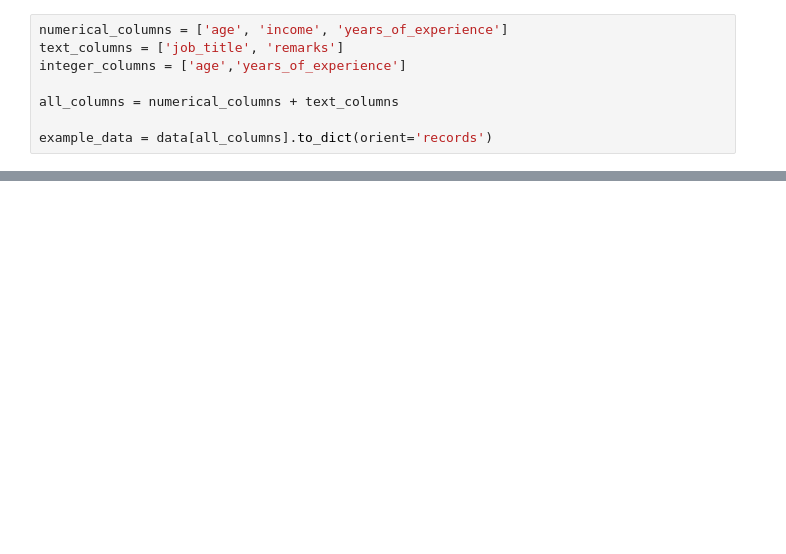
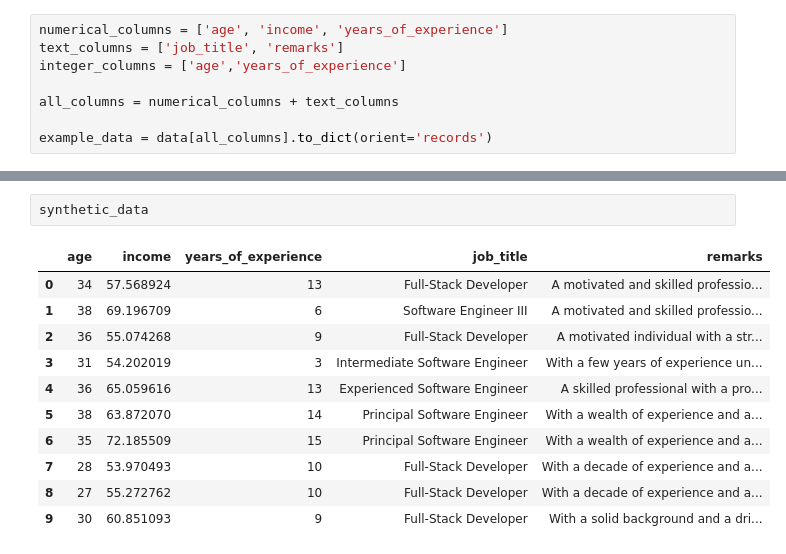
Before and after one commit to osllmai/IndoxGen, a Jupyter notebook: examples/HybridSynth.ipynb, the cells around one changed output, grey strips where cells are left out. Saved outputs shown, nothing was run; the diff lists cells and outputs as text; blank space fills up the shorter version.

Commit message:
Revised HybridSynth, Added Demo.

```diff
--- a/examples/HybridSynth.ipynb
+++ b/examples/HybridSynth.ipynb
@@ -151,0 +174,14 @@ synthetic_data.head()
+# %%
+synthetic_data
+# %% [output]
+|  | age | income | years_of_experience | job_title | remarks |
+| 0 | 34 | 57.568924 | 13 | Full-Stack Developer | A motivated and skilled professio... |
+| 1 | 38 | 69.196709 | 6 | Software Engineer III | A motivated and skilled professio... |
+| 2 | 36 | 55.074268 | 9 | Full-Stack Developer | A motivated individual with a str... |
+| 3 | 31 | 54.202019 | 3 | Intermediate Software Engineer | With a few years of experience un... |
+| 4 | 36 | 65.059616 | 13 | Experienced Software Engineer | A skilled professional with a pro... |
+| 5 | 38 | 63.872070 | 14 | Principal Software Engineer | With a wealth of experience and a... |
+| 6 | 35 | 72.185509 | 15 | Principal Software Engineer | With a wealth of experience and a... |
+| 7 | 28 | 53.970493 | 10 | Full-Stack Developer | With a decade of experience and a... |
+| 8 | 27 | 55.272762 | 10 | Full-Stack Developer | With a decade of experience and a... |
+| 9 | 30 | 60.851093 | 9 | Full-Stack Developer | With a solid background and a dri... |
```
Also changed, not shown: parts of 6 cells of this notebook.
